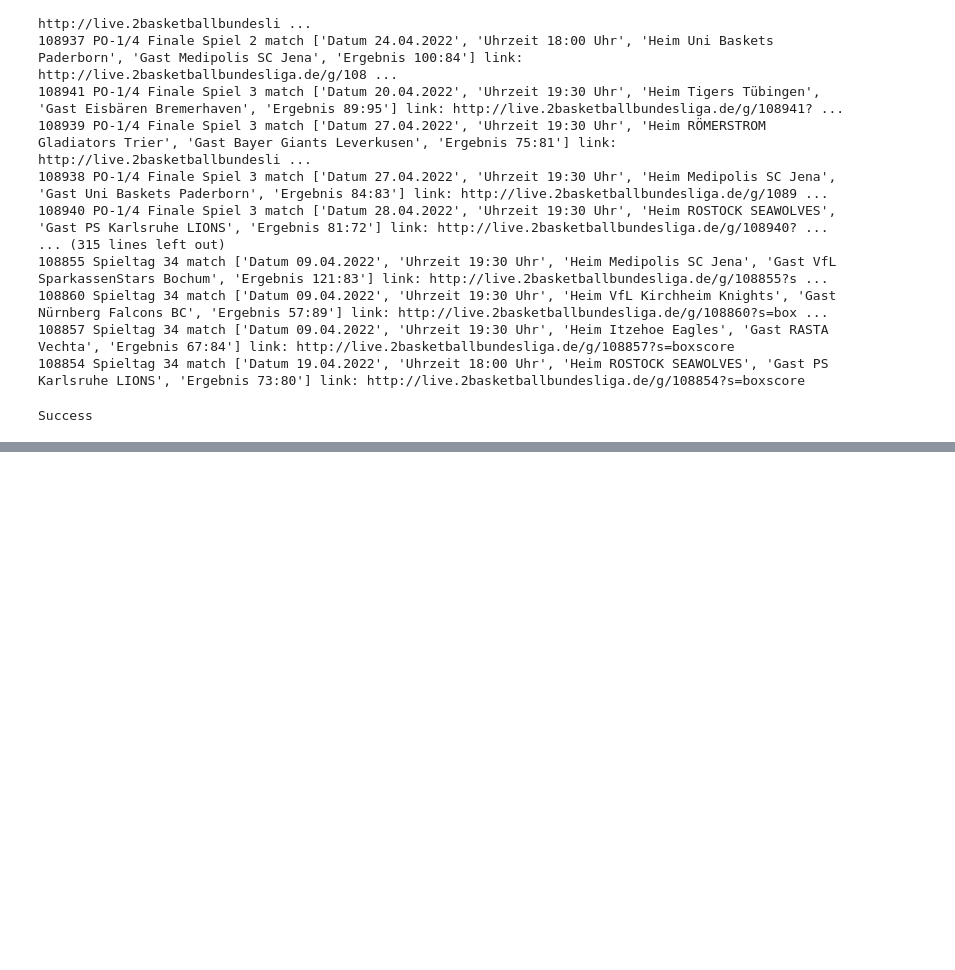
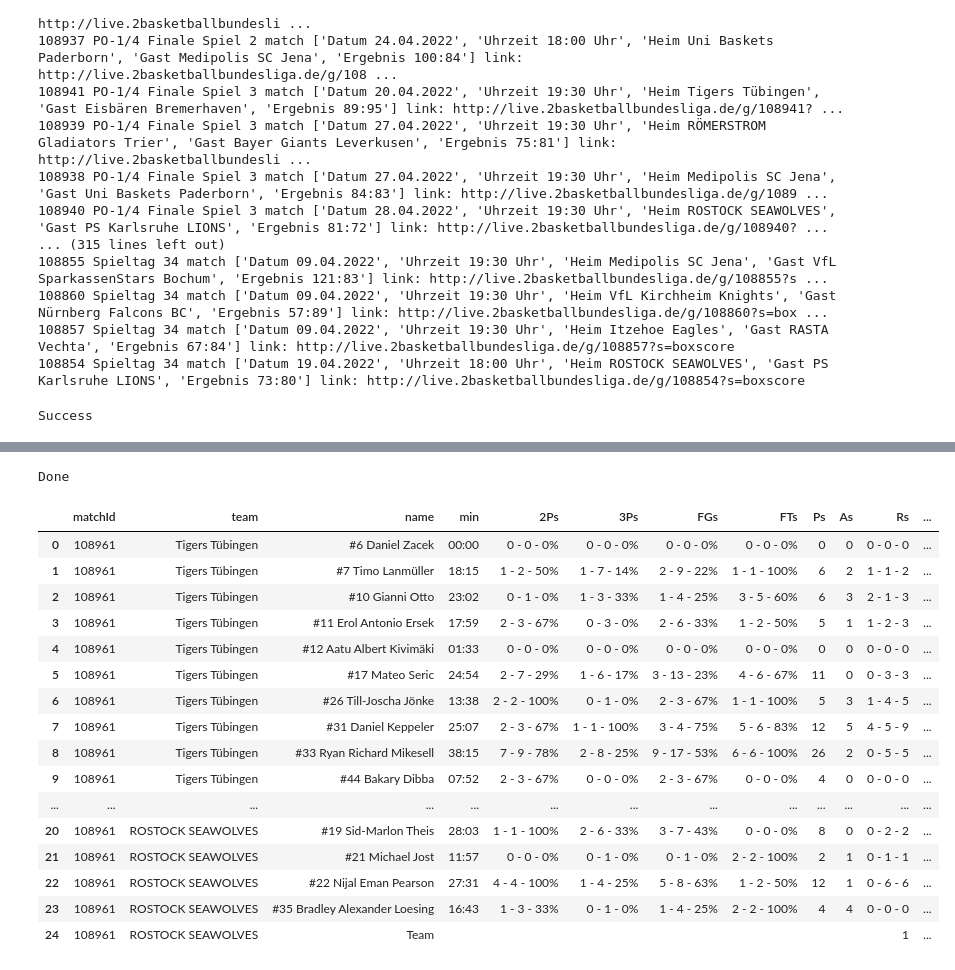
Before and after one commit to Net-Positive/Net_Positive, a Jupyter notebook: scraper/scraper.ipynb, the cells around one changed output, grey strips where cells are left out. Saved outputs shown, nothing was run; the diff lists cells and outputs as text; code cells hidden in the pictures; blank space fills up the shorter version.

Commit message:
working scraper, changes to gitignore to include driver folder

```diff
--- a/scraper/scraper.ipynb
+++ b/scraper/scraper.ipynb
@@ -115,0 +157,8 @@ Success
+# %%
+website = "https://live.2basketballbundesliga.de/g/108961?s=boxscore"
+path = "../drivers/chromedriver"
+# %%
+header = ['matchId','team','number','player','min','2P','2P_A','2P_R','3P','3P_A', '3P_R', 'FG', 'FG_A', 'FG_R', 'FT', 'FT_A', 'FT_R', 'P' , 'AS', 'R_O', 'R_D', 'R_T', 'ST', 'TO','EF' ]
+alpha_hdr = ['matchId','team', 'name', 'min', '2Ps','3Ps','FGs','FTs','Ps','As','Rs','Fs','BLs','STs','TOs','EFs']
+boxscore = pd.DataFrame(columns=header)
+boxscore
@@ -115,0 +168,3 @@ Success
+# %%
+alpha_box = pd.DataFrame(columns=alpha_hdr)
+alpha_box
@@ -115,0 +173,5 @@ Success
+# %%
+#function to append scraped elements to a list
+def sel_to_lst (listname, sels):
+    for sel in sels:
+        listname.append(sel.text)
@@ -115,0 +365,33 @@ Success
+# %%
+driver = webdriver.Chrome(path)
+
+driver.get(website)
+time.sleep(0.5)
+home_name = driver.find_element(By.ID, "team-1-h1").text
+guest_name = driver.find_element(By.ID, "team-2-h1").text
+match_id = website[40:-11]
+#alpha_box = pd.concat([alpha_box, get_teambox(driver, alpha_box, home_name, 1, match_id), get_teambox(driver, alpha_box, guest_name, 2, match_id)], axis=0, ignore_index=True)
+alpha_box = pd.concat([get_teambox(driver, alpha_box, home_name, 1, match_id), get_teambox(driver, alpha_box, guest_name, 2, match_id)], axis=0, ignore_index=True)
+driver.quit()
+
+print("Done")
+alpha_box
+# %% [output]
+Done
+|  | matchId | team | name | min | 2Ps | 3Ps | FGs | FTs | Ps | As | Rs | ... |
+| 0 | 108961 | Tigers Tübingen | #6 Daniel Zacek | 00:00 | 0 - 0 - 0% | 0 - 0 - 0% | 0 - 0 - 0% | 0 - 0 - 0% | 0 | 0 | 0 - 0 - 0 | ... |
+| 1 | 108961 | Tigers Tübingen | #7 Timo Lanmüller | 18:15 | 1 - 2 - 50% | 1 - 7 - 14% | 2 - 9 - 22% | 1 - 1 - 100% | 6 | 2 | 1 - 1 - 2 | ... |
+| 2 | 108961 | Tigers Tübingen | #10 Gianni Otto | 23:02 | 0 - 1 - 0% | 1 - 3 - 33% | 1 - 4 - 25% | 3 - 5 - 60% | 6 | 3 | 2 - 1 - 3 | ... |
+| 3 | 108961 | Tigers Tübingen | #11 Erol Antonio Ersek | 17:59 | 2 - 3 - 67% | 0 - 3 - 0% | 2 - 6 - 33% | 1 - 2 - 50% | 5 | 1 | 1 - 2 - 3 | ... |
+| 4 | 108961 | Tigers Tübingen | #12 Aatu Albert Kivimäki | 01:33 | 0 - 0 - 0% | 0 - 0 - 0% | 0 - 0 - 0% | 0 - 0 - 0% | 0 | 0 | 0 - 0 - 0 | ... |
+| 5 | 108961 | Tigers Tübingen | #17 Mateo Seric | 24:54 | 2 - 7 - 29% | 1 - 6 - 17% | 3 - 13 - 23% | 4 - 6 - 67% | 11 | 0 | 0 - 3 - 3 | ... |
+| 6 | 108961 | Tigers Tübingen | #26 Till-Joscha Jönke | 13:38 | 2 - 2 - 100% | 0 - 1 - 0% | 2 - 3 - 67% | 1 - 1 - 100% | 5 | 3 | 1 - 4 - 5 | ... |
+| 7 | 108961 | Tigers Tübingen | #31 Daniel Keppeler | 25:07 | 2 - 3 - 67% | 1 - 1 - 100% | 3 - 4 - 75% | 5 - 6 - 83% | 12 | 5 | 4 - 5 - 9 | ... |
+| 8 | 108961 | Tigers Tübingen | #33 Ryan Richard Mikesell | 38:15 | 7 - 9 - 78% | 2 - 8 - 25% | 9 - 17 - 53% | 6 - 6 - 100% | 26 | 2 | 0 - 5 - 5 | ... |
+| 9 | 108961 | Tigers Tübingen | #44 Bakary Dibba | 07:52 | 2 - 3 - 67% | 0 - 0 - 0% | 2 - 3 - 67% | 0 - 0 - 0% | 4 | 0 | 0 - 0 - 0 | ... |
+| ... | ... | ... | ... | ... | ... | ... | ... | ... | ... | ... | ... | ... |
+| 20 | 108961 | ROSTOCK SEAWOLVES | #19 Sid-Marlon Theis | 28:03 | 1 - 1 - 100% | 2 - 6 - 33% | 3 - 7 - 43% | 0 - 0 - 0% | 8 | 0 | 0 - 2 - 2 | ... |
+| 21 | 108961 | ROSTOCK SEAWOLVES | #21 Michael Jost | 11:57 | 0 - 0 - 0% | 0 - 1 - 0% | 0 - 1 - 0% | 2 - 2 - 100% | 2 | 1 | 0 - 1 - 1 | ... |
+| 22 | 108961 | ROSTOCK SEAWOLVES | #22 Nijal Eman Pearson | 27:31 | 4 - 4 - 100% | 1 - 4 - 25% | 5 - 8 - 63% | 1 - 2 - 50% | 12 | 1 | 0 - 6 - 6 | ... |
+| 23 | 108961 | ROSTOCK SEAWOLVES | #35 Bradley Alexander Loesing | 16:43 | 1 - 3 - 33% | 0 - 1 - 0% | 1 - 4 - 25% | 2 - 2 - 100% | 4 | 4 | 0 - 0 - 0 | ... |
+| 24 | 108961 | ROSTOCK SEAWOLVES | Team |  |  |  |  |  |  |  | 1 | ... |
```
Also changed, not shown: parts of 39 cells of this notebook, 1 other file.
